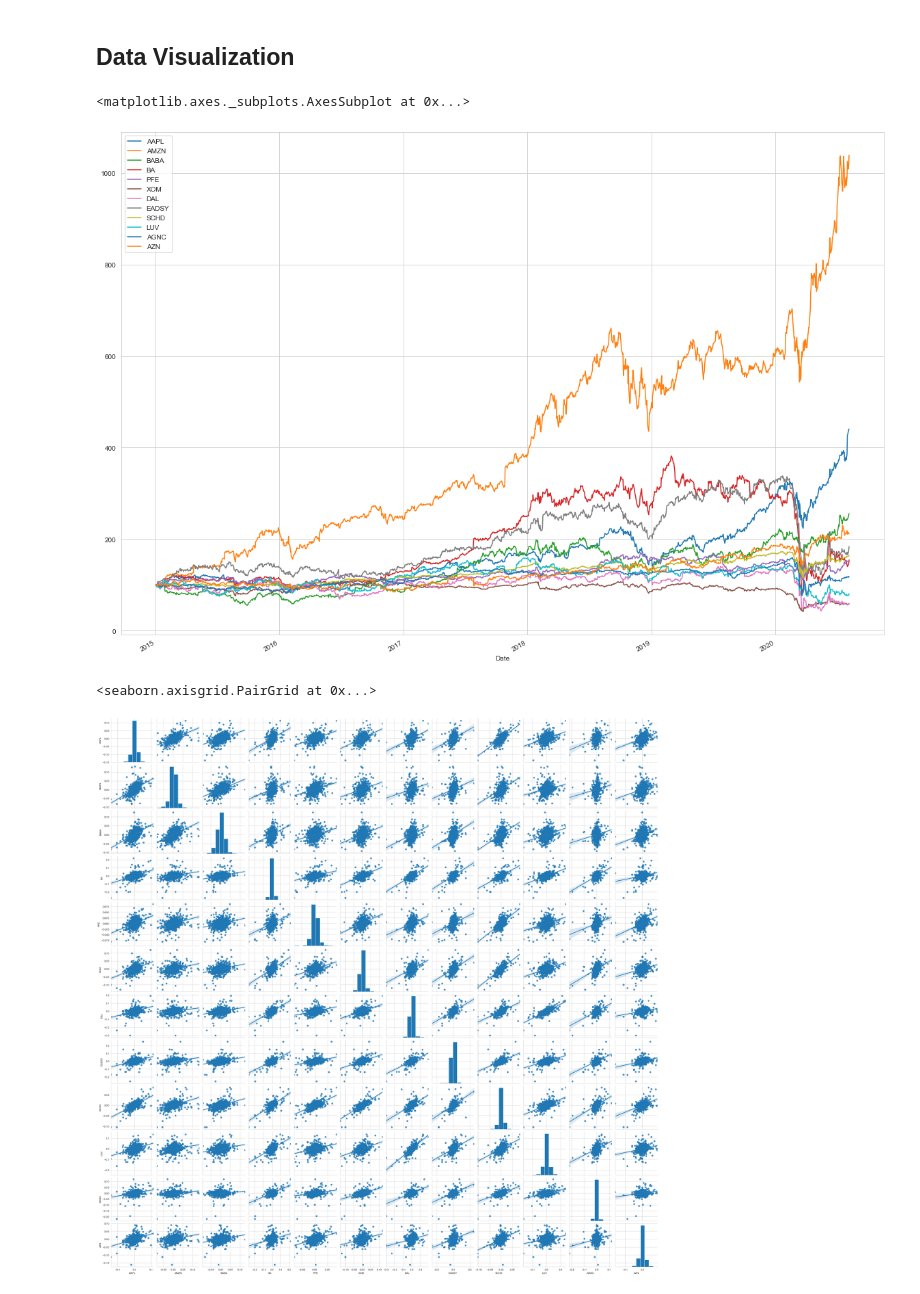
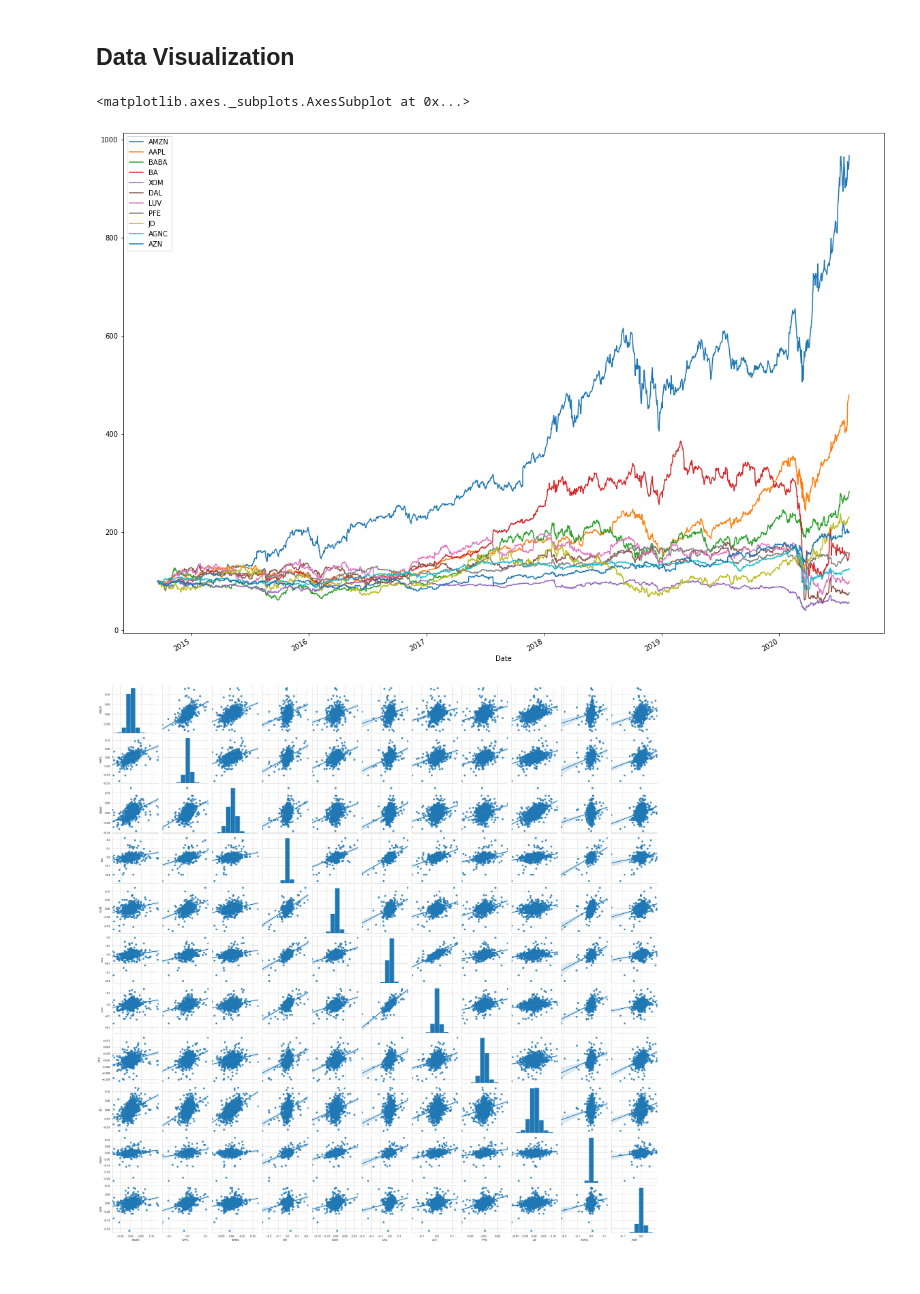
Before and after one commit to jpaguirre15/robinhood-portfolio-analysis, a Jupyter notebook: stonks.ipynb, the cells around one changed output. Drawn from its saved outputs; the diff is of its cells as text; code cells hidden in the pictures.

```diff
--- a/stonks.ipynb
+++ b/stonks.ipynb
@@ -262,0 +242,3 @@ my_portfolio['Weight'].sum()
+# %%
+my_portfolio = pd.read_csv('hypothetical_portfolio.csv')
+my_portfolio
@@ -265,7 +262,7 @@ my_portfolio['Weight'].sum()
 # %%
 # Collect historical prices
 tickers = my_portfolio['Symbol']
-start_date = '2015-01-01'
+start_date = '2000-01-01'
 my_data = pd.DataFrame()
 for t in tickers:
     my_data[t] = wb.DataReader(t, data_source='yahoo', start=start_date)['Adj Close']
@@ -627,12 +653,13 @@ Name: Symbol, dtype: object
 (my_data/my_data.iloc[0]*100).plot(figsize=(20,15))
 # %% [output]
 <matplotlib.axes._subplots.AxesSubplot at 0x...>
-[figure, old version]
+[figure, new version]
 # %%
 sns.set_style('whitegrid')
-sns.pairplot(sec_returns[1:], kind="reg")
+regression = sns.pairplot(sec_returns[1:], kind="reg")
+regression = regression.savefig("regression.png")
+regression
 # %% [output]
-<seaborn.axisgrid.PairGrid at 0x...>
-[figure, old version]
+[figure, new version]
 # %%
 plt.subplots(figsize=(15, 15))
```
Also changed, not shown: parts of 33 cells of this notebook, 4 other files.
